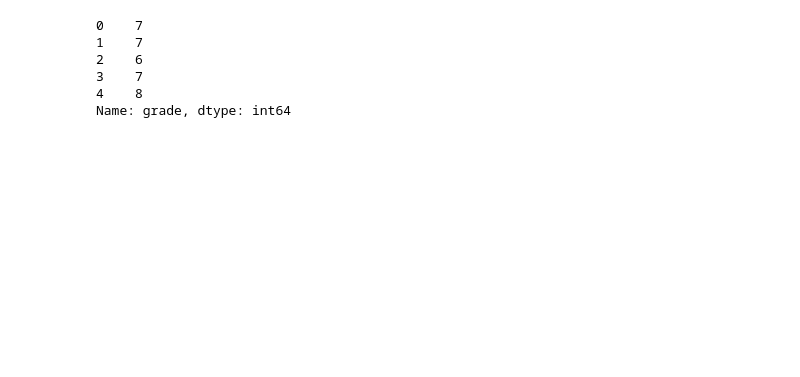
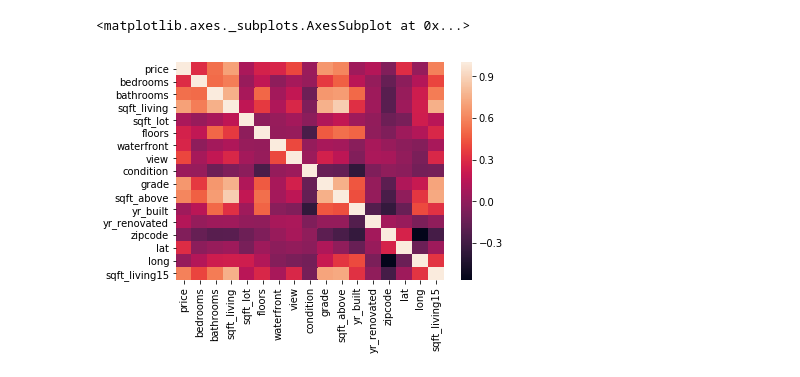
Before and after one commit to davidhaase/dsc-v2-mod1-final-project-nyc-ds-career-042219, a Jupyter notebook: dhaase/main.ipynb, the cells around one changed output. Saved outputs shown, nothing was run; the diff lists cells and outputs as text; code cells hidden in the pictures; blank space fills up the shorter version.

```diff
--- a/dhaase/main.ipynb
+++ b/dhaase/main.ipynb
@@ -46,11 +48,9 @@ def load_and_clean(data_file):
     return ret_val
 
 df = load_and_clean(data_file)
-df['grade'].head()
-# %% [output]
-0    7
-1    7
-2    6
-3    7
-4    8
-Name: grade, dtype: int64
+# %%
+corr = df.iloc[slice(None),2:-1].corr()
+sns.heatmap(corr)
+# %% [output]
+<matplotlib.axes._subplots.AxesSubplot at 0x...>
+[figure, added]
```
Also changed, not shown: parts of 3 cells of this notebook.
